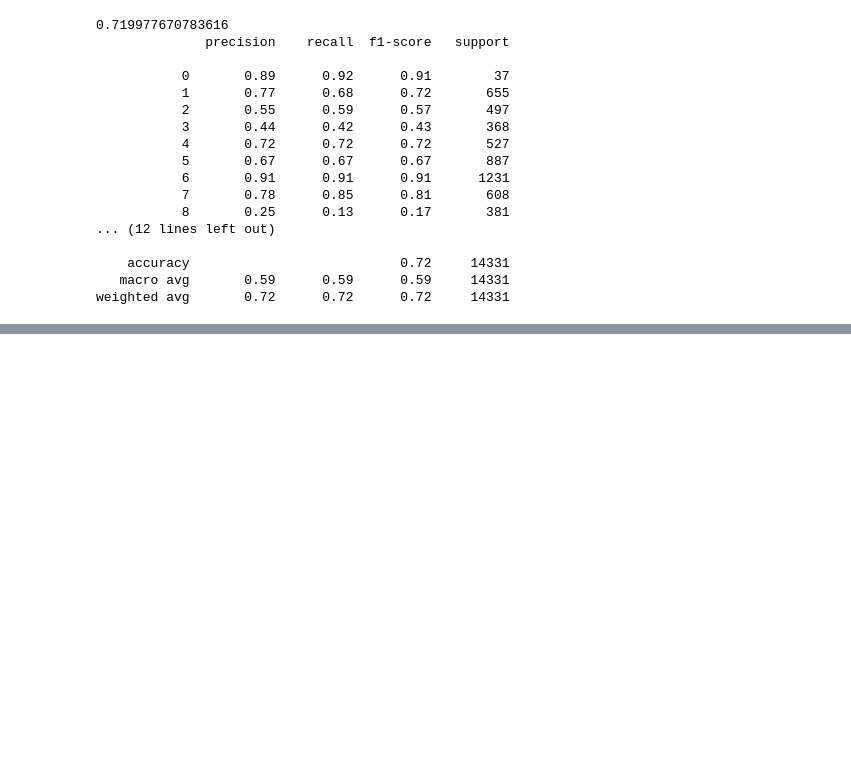
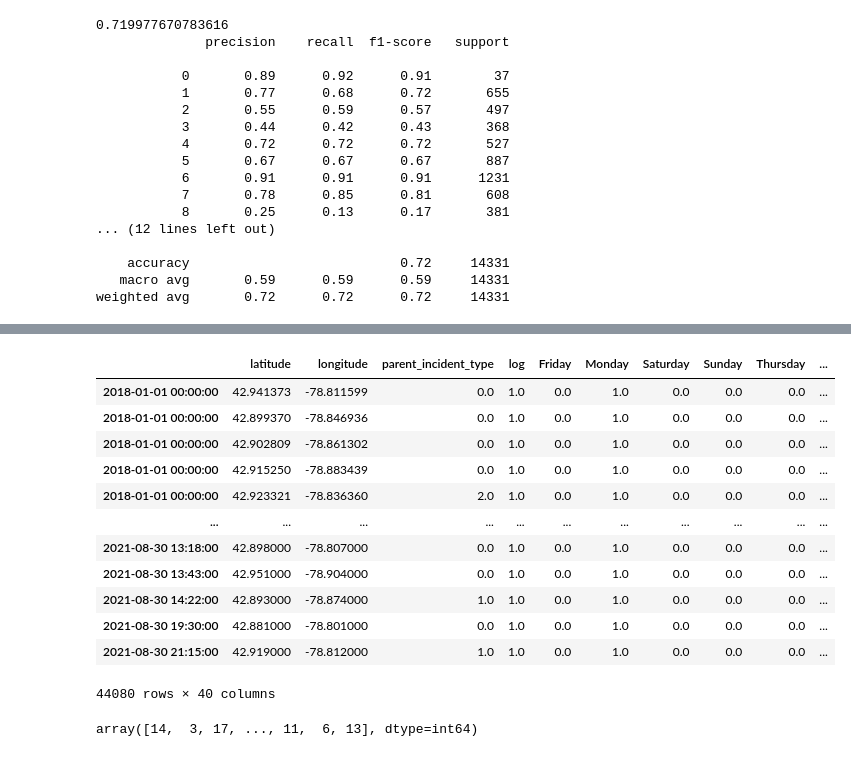
Before and after one commit to mamer-alomari/Buffalo_crime_location_time_day, a Jupyter notebook: pre_processing_and_modeling .ipynb, the cells around one changed output, grey strips where cells are left out. Cells and saved outputs as stored; diff of their text form; code cells hidden in the pictures; blank space fills up the shorter version.

```diff
--- a/pre_processing_and_modeling .ipynb
+++ b/pre_processing_and_modeling .ipynb
@@ -289,0 +375,3 @@ weighted avg       0.72      0.72      0.72     14331
+# %%
+temp1=temp1.dropna()
+remp1_res=temp1.resample('1min').nearest()
@@ -289,0 +397,2 @@ weighted avg       0.72      0.72      0.72     14331
+# %%
+test1=dfo.join(remp1_res,how='inner')
@@ -289,0 +490,2 @@ weighted avg       0.72      0.72      0.72     14331
+# %%
+test2_zip_red=test1
@@ -289,0 +514,5 @@ weighted avg       0.72      0.72      0.72     14331
+# %%
+test2_zip_red.zip=test2_zip_red.zip.replace(16,0)
+test2_zip_red.zip=test2_zip_red.zip.replace(19,0)
+test2_zip_red.zip=test2_zip_red.zip.replace(20,0)
+test2_zip_red.zip.value_counts()
@@ -289,0 +539,16 @@ weighted avg       0.72      0.72      0.72     14331
+# %%
+test2_zip_red
+# %% [output]
+|  | latitude | longitude | parent_incident_type | log | Friday | Monday | Saturday | Sunday | Thursday | ... |
+| 2018-01-01 00:00:00 | 42.941373 | -78.811599 | 0.0 | 1.0 | 0.0 | 1.0 | 0.0 | 0.0 | 0.0 | ... |
+| 2018-01-01 00:00:00 | 42.899370 | -78.846936 | 0.0 | 1.0 | 0.0 | 1.0 | 0.0 | 0.0 | 0.0 | ... |
+| 2018-01-01 00:00:00 | 42.902809 | -78.861302 | 0.0 | 1.0 | 0.0 | 1.0 | 0.0 | 0.0 | 0.0 | ... |
+| 2018-01-01 00:00:00 | 42.915250 | -78.883439 | 0.0 | 1.0 | 0.0 | 1.0 | 0.0 | 0.0 | 0.0 | ... |
+| 2018-01-01 00:00:00 | 42.923321 | -78.836360 | 2.0 | 1.0 | 0.0 | 1.0 | 0.0 | 0.0 | 0.0 | ... |
+| ... | ... | ... | ... | ... | ... | ... | ... | ... | ... | ... |
+| 2021-08-30 13:18:00 | 42.898000 | -78.807000 | 0.0 | 1.0 | 0.0 | 1.0 | 0.0 | 0.0 | 0.0 | ... |
+| 2021-08-30 13:43:00 | 42.951000 | -78.904000 | 0.0 | 1.0 | 0.0 | 1.0 | 0.0 | 0.0 | 0.0 | ... |
+| 2021-08-30 14:22:00 | 42.893000 | -78.874000 | 1.0 | 1.0 | 0.0 | 1.0 | 0.0 | 0.0 | 0.0 | ... |
+| 2021-08-30 19:30:00 | 42.881000 | -78.801000 | 0.0 | 1.0 | 0.0 | 1.0 | 0.0 | 0.0 | 0.0 | ... |
+| 2021-08-30 21:15:00 | 42.919000 | -78.812000 | 1.0 | 1.0 | 0.0 | 1.0 | 0.0 | 0.0 | 0.0 | ... |
+44080 rows × 40 columns
@@ -289,0 +562,7 @@ weighted avg       0.72      0.72      0.72     14331
+# %%
+from sklearn.preprocessing import LabelEncoder as le
+le=le()
+y_train=le.fit_transform(y_train)
+y_train
+# %% [output]
+array([14,  3, 17, ..., 11,  6, 13], dtype=int64)
```
Also changed, not shown: parts of 48 cells of this notebook.
